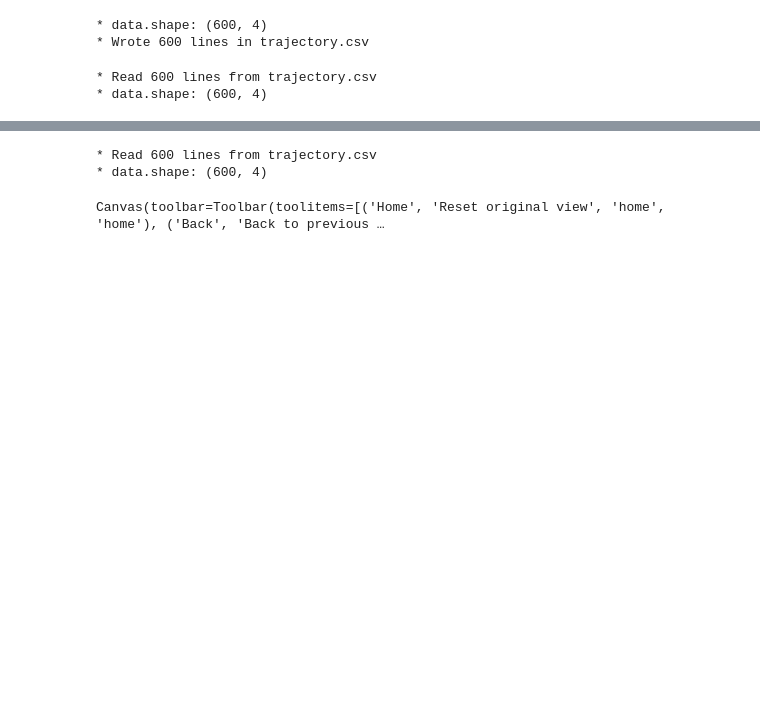
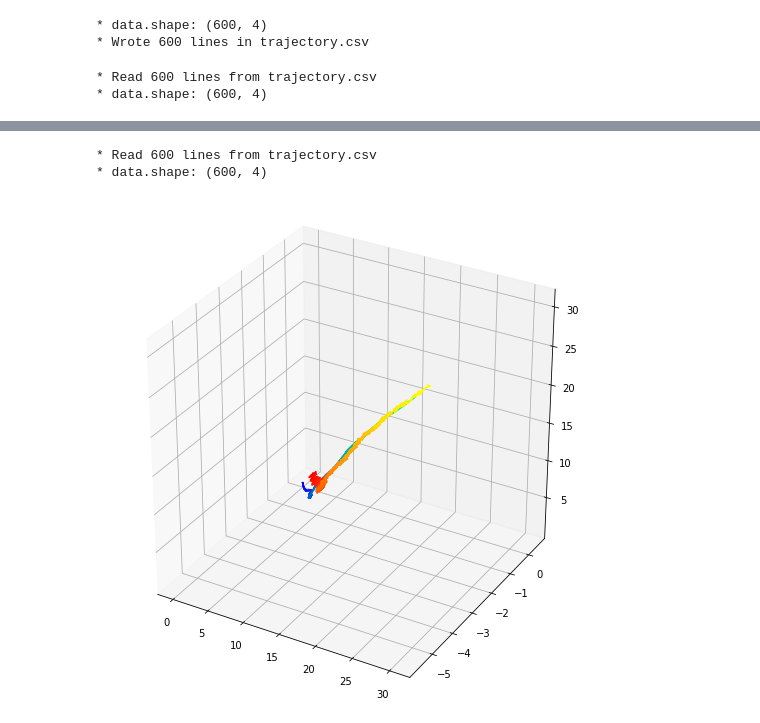
Before and after one commit to Joovvhan/3d-object-visualization, a Jupyter notebook: cheat-sheet.ipynb, the cells around one changed output, grey strips where cells are left out. Cells and saved outputs as stored; diff of their text form; code cells hidden in the pictures; blank space fills up the shorter version.

Commit message:
Cheat sheet image

```diff
--- a/cheat-sheet.ipynb
+++ b/cheat-sheet.ipynb
@@ -508,37 +508,38 @@ with open(FILE_NAME, 'r') as f:
 
     print(f'* Read {line_count} lines from {FILE_NAME}')
     print(f'* data.shape: {data_loaded.shape}')
 
 bias = 1/2 * np.random.random()
 random_noise = 1/3 * (np.random.random(data_loaded.shape) - 0.5)
 data_with_noised = data_loaded + random_noise + bias
 
 fig = plt.figure(figsize=(9, 9))
 ax = fig.gca(projection='3d')
 
 # https://matplotlib.org/3.1.1/gallery/color/colormap_reference.html
 # viridis
 # plasma
 
-for i in range(1, len(data)):
+for i in range(1, len(data_loaded)):
     # ax.plot(data_loaded[i-1:i+1, 0], data_loaded[i-1:i+1, 1], data_loaded[i-1:i+1, 2], c = plt.cm.jet(i / len(data)))
     ax.plot(data_loaded[i-1:i+1, 0],
             data_loaded[i-1:i+1, 1],
             data_loaded[i-1:i+1, 2],
-            c = plt.cm.winter(i / len(data)))
+            c = plt.cm.winter(i / len(data_loaded)))
 
+for i in range(1, len(data_with_noised)):
     ax.plot(data_with_noised[i-1:i+1, 0],
             data_with_noised[i-1:i+1, 1],
             data_with_noised[i-1:i+1, 2],
-            c = plt.cm.autumn(i / len(data)))
+            c = plt.cm.autumn(i / len(data_with_noised)))
 
 ax.set_box_aspect((1, 1, 1))
 
 plt.show()
 # %% [output]
 * Read 600 lines from trajectory.csv
 * data.shape: (600, 4)
-Canvas(toolbar=Toolbar(toolitems=[('Home', 'Reset original view', 'home', 'home'), ('Back', 'Back to previous …
+[figure, added]
 # %%
 # Noise
 
```
Also changed, not shown: parts of 12 cells of this notebook, 2 other files.
